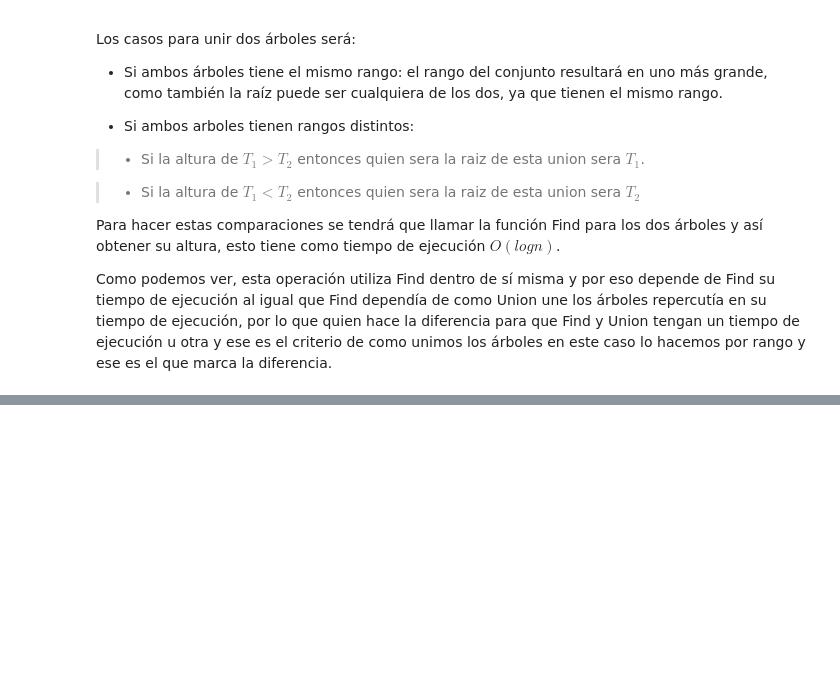
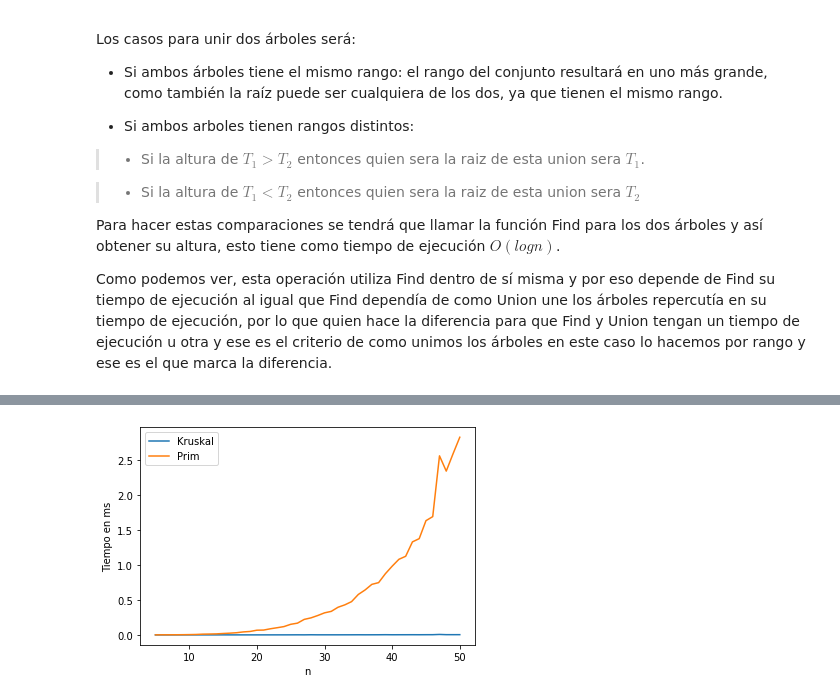
Before and after one commit to LotaSchwager/ADA-Informes, a Jupyter notebook: InformeKruskal.ipynb, the cells around one changed output, grey strips where cells are left out. Saved outputs shown, nothing was run; the diff lists cells and outputs as text; code cells hidden in the pictures; blank space fills up the shorter version.

```diff
--- a/InformeKruskal.ipynb
+++ b/InformeKruskal.ipynb
@@ -470,0 +882,39 @@ Con $m$ los arcos del grafo de entrada y $n$ los nodos del grafo de entrada.
+# %%
+import matplotlib.pyplot as plt
+import datetime
+from timeit import repeat
+from copy import deepcopy
+import random
+
+def primsCall(n, grafo):
+    g = Graph(n)
+    for i in grafo:
+        g.add_edge(i[0],i[1],i[2])
+
+    g.mst_cost()
+
+x=[]
+y_Kruskal = []
+y_Prim = []
+
+for n in range(5,51):
+  g = graph_instance_creator(n)
+
+  t_Kruskal = repeat(setup="from __main__ import kruskalCall", stmt=f"kruskalCall({n},{g})", repeat=1, number=10)
+  t_Prim = repeat(setup="from __main__ import primsCall", stmt=f"primsCall({n},{g})", repeat=1, number=10)
+
+  x.append(n)
+  y_Kruskal.append(t_Kruskal)
+  y_Prim.append(t_Prim)
+
+
+plt.plot(x,y_Kruskal)
+plt.plot(x,y_Prim)
+
+plt.legend(["Kruskal", "Prim"])
+
+plt.xlabel('n')
+plt.ylabel('Tiempo en ms')
+plt.show()
+# %% [output]
+[figure, added]
```
Also changed, not shown: parts of 20 cells of this notebook.
